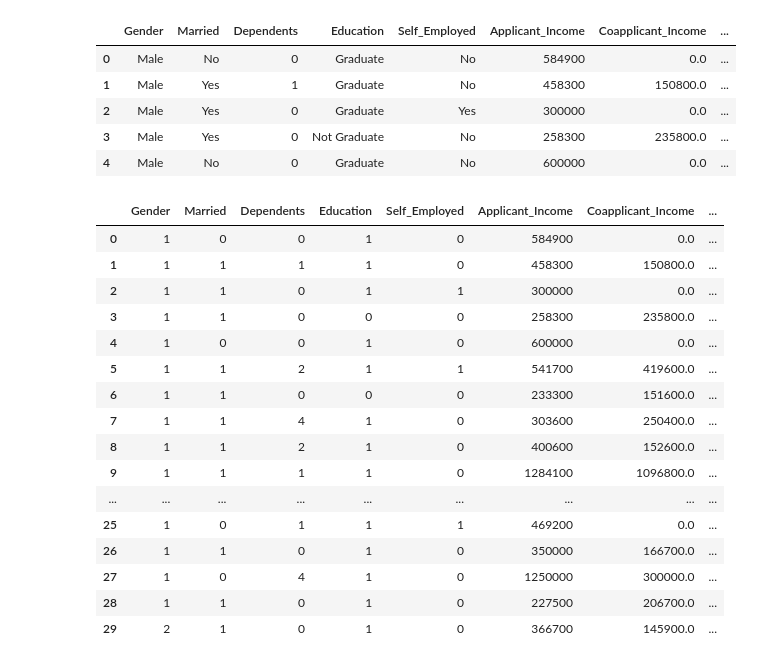
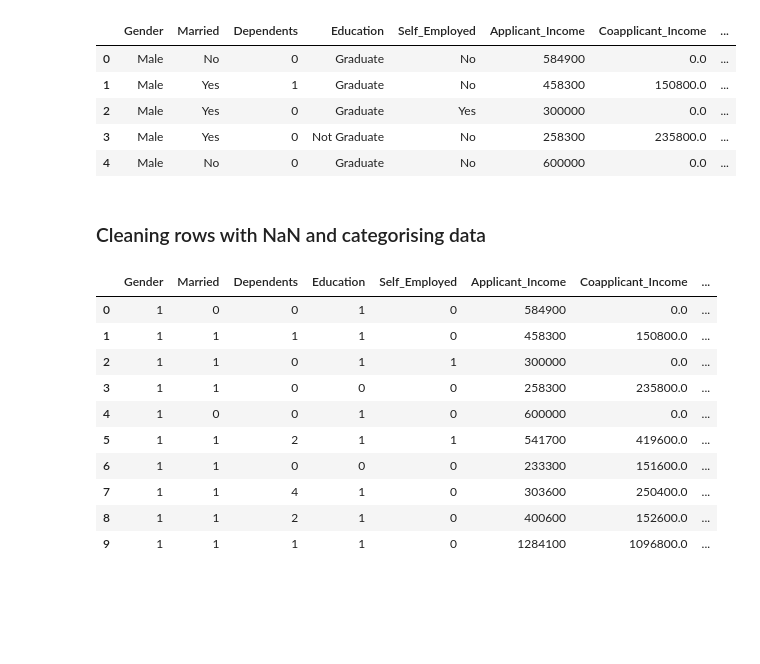
Before and after one commit to matheu-s/loan-approval-prediction-ML-models, a Jupyter notebook: main.ipynb, the cells around one changed output. Cells and saved outputs as stored; diff of their text form; code cells hidden in the pictures; blank space fills up the shorter version.

```diff
--- a/main.ipynb
+++ b/main.ipynb
@@ -40,6 +46,8 @@ dtype: object
 | 2 | Male | Yes | 0 | Graduate | Yes | 300000 | 0.0 | ... |
 | 3 | Male | Yes | 0 | Not Graduate | No | 258300 | 235800.0 | ... |
 | 4 | Male | No | 0 | Graduate | No | 600000 | 0.0 | ... |
+# %% [markdown]
+### Cleaning rows with NaN and categorising data
 # %%
 # Cleaning rows with NaN
 my_dataset_cleaned = my_dataset.dropna()
@@ -77,22 +85,16 @@ my_dataset_cleaned.loc[my_dataset_cleaned['Status'] == 'Y', 'Status'] = 1
 my_dataset_cleaned.loc[my_dataset_cleaned['Status'] == 'N', 'Status'] = 0
 my_dataset_cleaned['Status'] = my_dataset_cleaned['Status'].astype(int)
 # %%
-my_dataset_cleaned.head(30)
+my_dataset_cleaned.head(10)
 # %% [output]
 |  | Gender | Married | Dependents | Education | Self_Employed | Applicant_Income | Coapplicant_Income | ... |
 | 0 | 1 | 0 | 0 | 1 | 0 | 584900 | 0.0 | ... |
 | 1 | 1 | 1 | 1 | 1 | 0 | 458300 | 150800.0 | ... |
 | 2 | 1 | 1 | 0 | 1 | 1 | 300000 | 0.0 | ... |
 | 3 | 1 | 1 | 0 | 0 | 0 | 258300 | 235800.0 | ... |
 | 4 | 1 | 0 | 0 | 1 | 0 | 600000 | 0.0 | ... |
 | 5 | 1 | 1 | 2 | 1 | 1 | 541700 | 419600.0 | ... |
 | 6 | 1 | 1 | 0 | 0 | 0 | 233300 | 151600.0 | ... |
 | 7 | 1 | 1 | 4 | 1 | 0 | 303600 | 250400.0 | ... |
 | 8 | 1 | 1 | 2 | 1 | 0 | 400600 | 152600.0 | ... |
 | 9 | 1 | 1 | 1 | 1 | 0 | 1284100 | 1096800.0 | ... |
-| ... | ... | ... | ... | ... | ... | ... | ... | ... |
-| 25 | 1 | 0 | 1 | 1 | 1 | 469200 | 0.0 | ... |
-| 26 | 1 | 1 | 0 | 1 | 0 | 350000 | 166700.0 | ... |
-| 27 | 1 | 0 | 4 | 1 | 0 | 1250000 | 300000.0 | ... |
-| 28 | 1 | 1 | 0 | 1 | 0 | 227500 | 206700.0 | ... |
-| 29 | 2 | 1 | 0 | 1 | 0 | 366700 | 145900.0 | ... |
```
Also changed, not shown: parts of 29 cells of this notebook.
